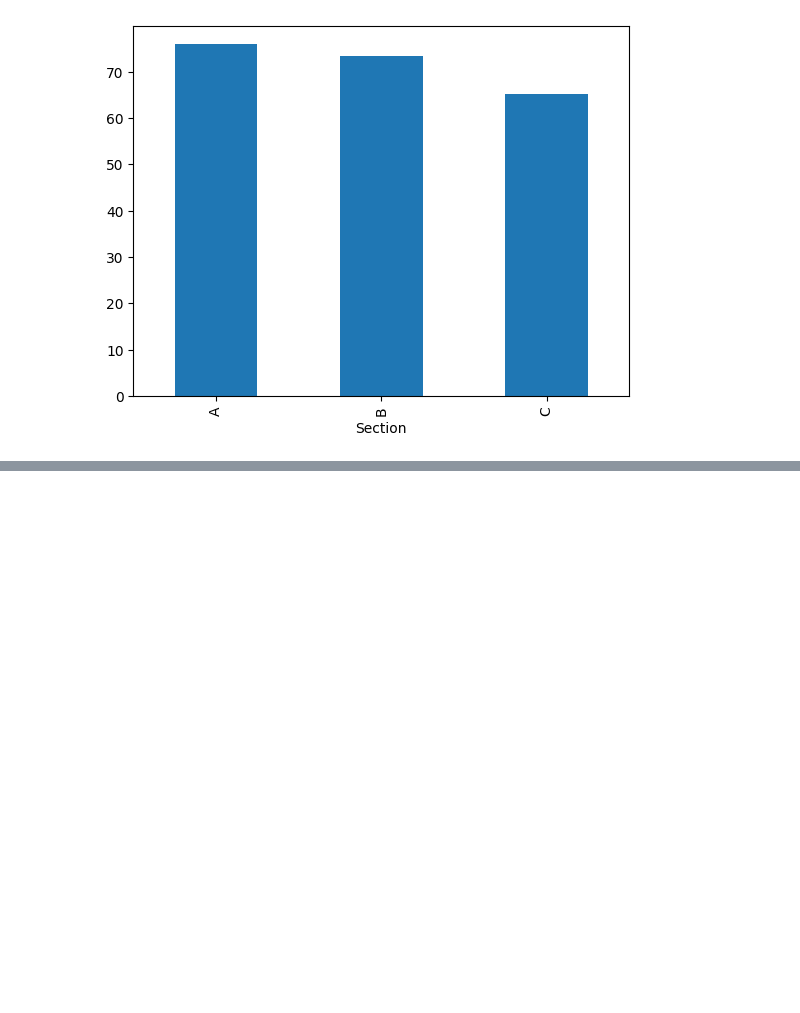
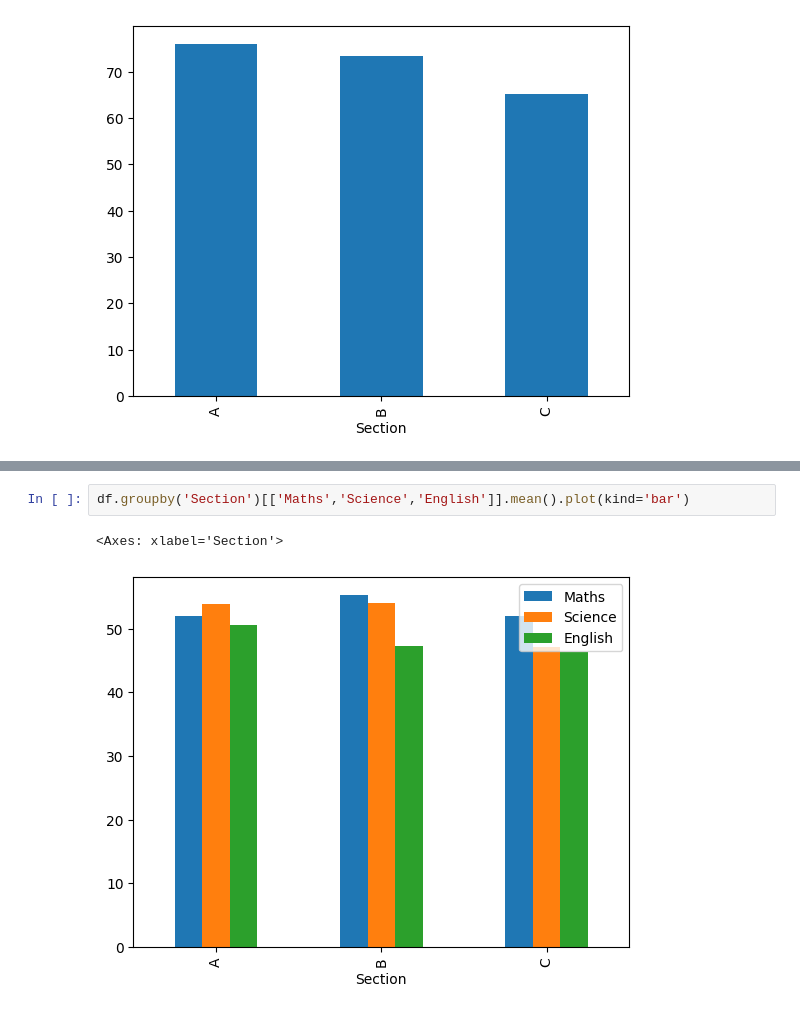
Before and after one commit to Balu-Palle/jupyterNotebook, a Jupyter notebook: 1.ipynb, the cells around one changed output, grey strips where cells are left out. Saved outputs shown, nothing was run; the diff lists cells and outputs as text; blank space fills up the shorter version.

```diff
--- a/1.ipynb
+++ b/1.ipynb
@@ -90,0 +107,5 @@ l.plot(kind='bar')
+# %%
+df.groupby('Section')[['Maths','Science','English']].mean().plot(kind='bar')
+# %% [output]
+<Axes: xlabel='Section'>
+[figure, added]
```
Also changed, not shown: parts of 3 cells of this notebook.
